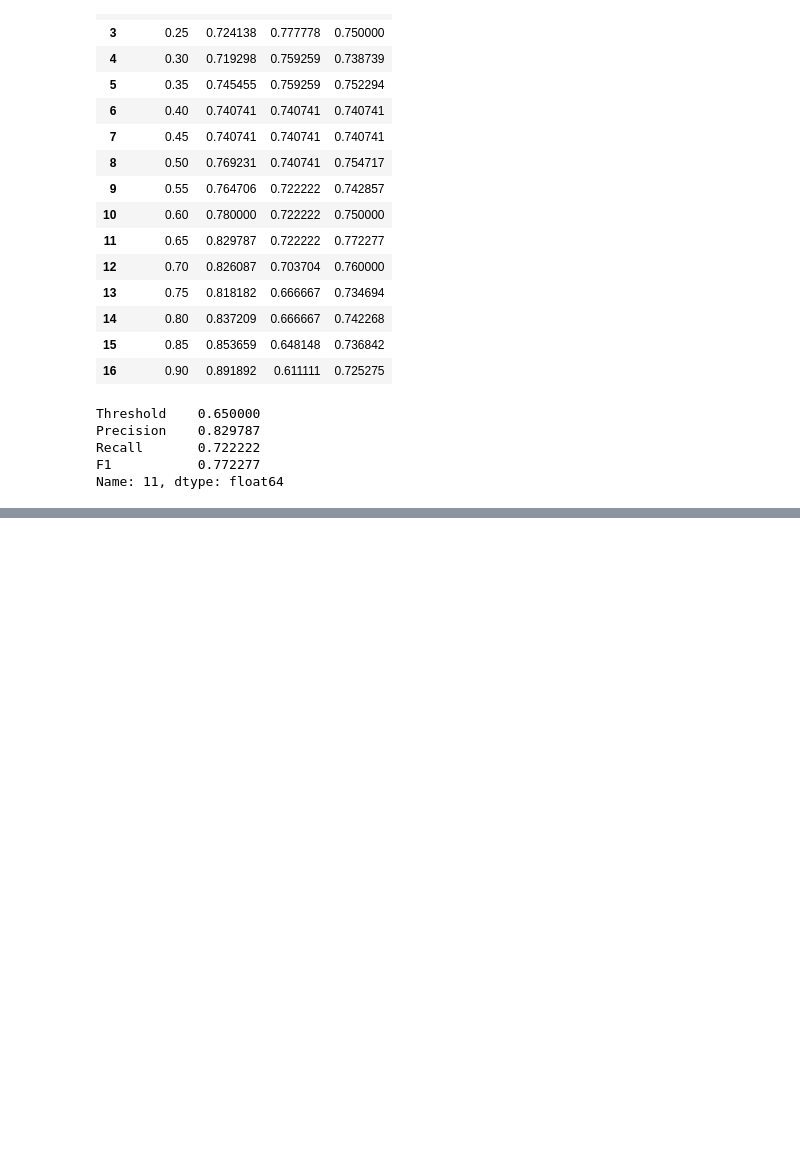
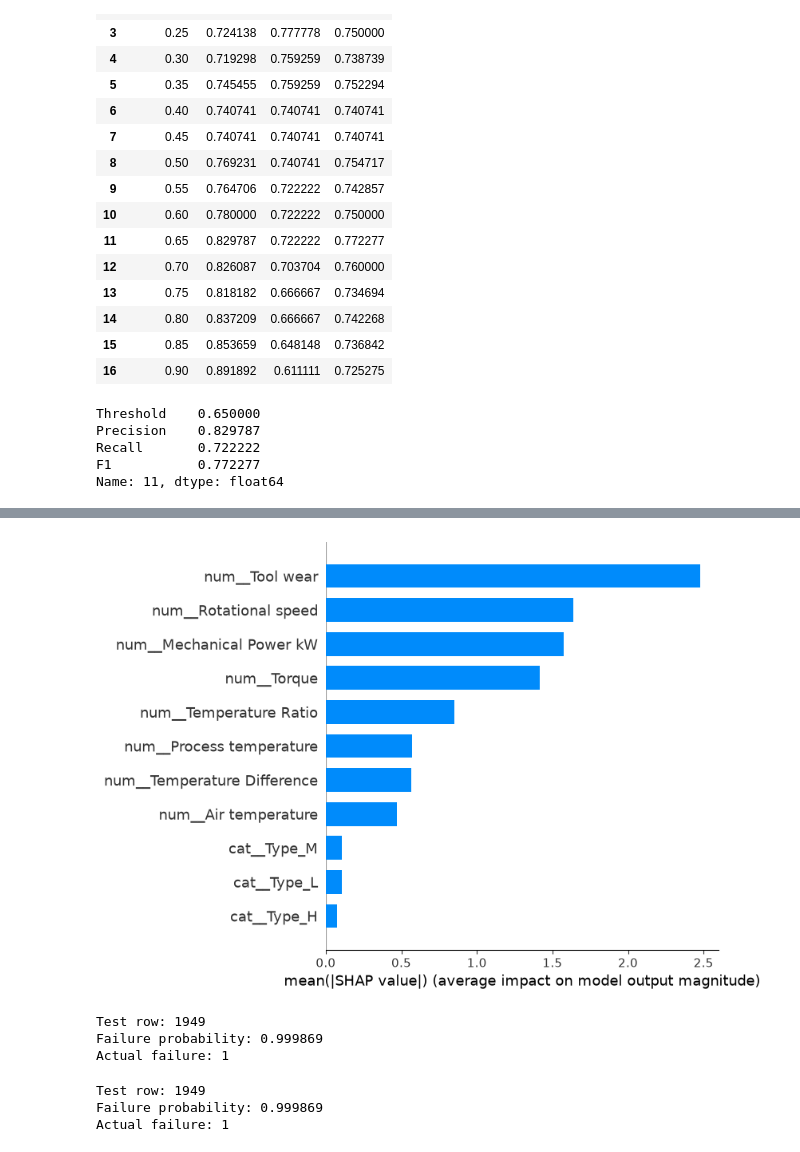
Before and after one commit to ankith0921/Industrial-predictive-maintenance, a Jupyter notebook: notebooks/01_dataset_exploration.ipynb, the cells around one changed output, grey strips where cells are left out. Cells and saved outputs as stored; diff of their text form; code cells hidden in the pictures; blank space fills up the shorter version.

```diff
--- a/notebooks/01_dataset_exploration.ipynb
+++ b/notebooks/01_dataset_exploration.ipynb
@@ -1609,0 +1849,35 @@ Name: 11, dtype: float64
+# %%
+shap.summary_plot(
+    shap_values,
+    X_test_transformed,
+    feature_names=feature_names,
+    plot_type="bar"
+)
+# %% [output]
+[figure, added]
+# %%
+risk_index = np.argmax(final_tuned_threshold if False else tuned_test_proba)
+
+print("Test row:", risk_index)
+print(
+    "Failure probability:",
+    tuned_test_proba[risk_index]
+)
+print(
+    "Actual failure:",
+    y_test.iloc[risk_index]
+)
+# %% [output]
+Test row: 1949
+Failure probability: 0.999869
+Actual failure: 1
+# %%
+risk_index = np.argmax(tuned_test_proba)
+
+print("Test row:", risk_index)
+print("Failure probability:", tuned_test_proba[risk_index])
+print("Actual failure:", y_test.iloc[risk_index])
+# %% [output]
+Test row: 1949
+Failure probability: 0.999869
+Actual failure: 1
```
Also changed, not shown: parts of 29 cells of this notebook, 1 other file.
